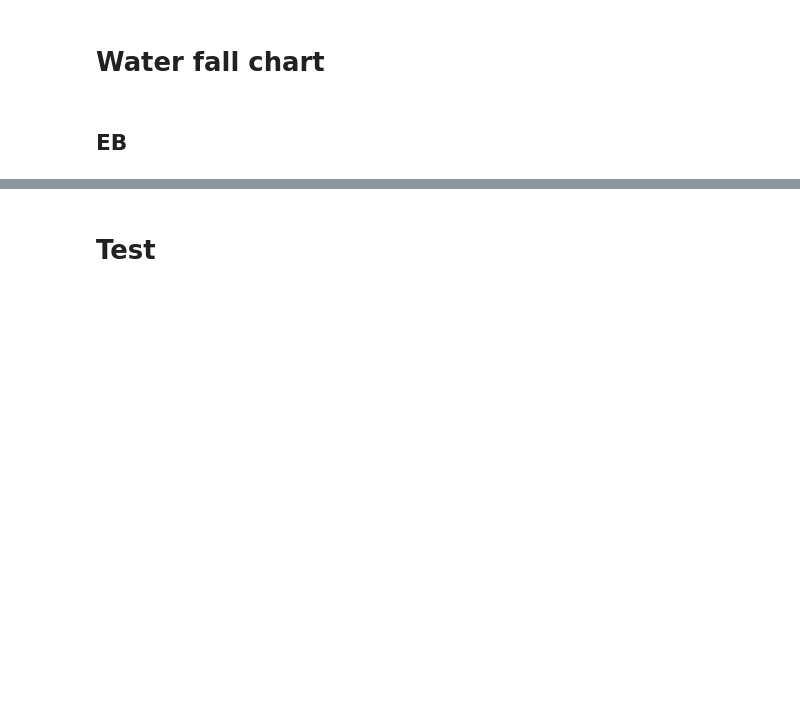
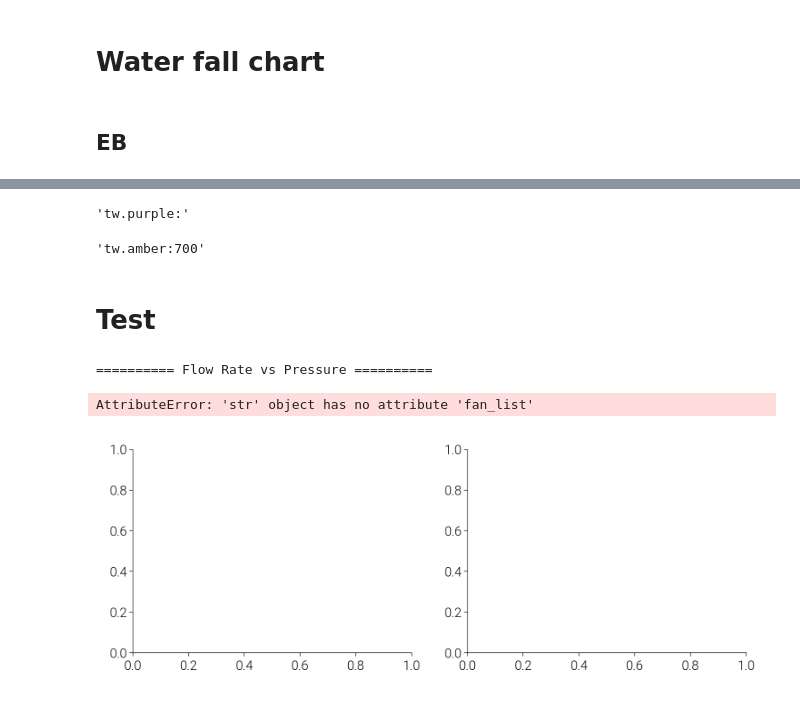
Before and after one commit to BET-lab/enex_analysis_engine, a Jupyter notebook: plot.ipynb, the cells around one changed output, grey strips where cells are left out. Cells and saved outputs as stored; diff of their text form; code cells hidden in the pictures; blank space fills up the shorter version.

```diff
--- a/plot.ipynb
+++ b/plot.ipynb
@@ -846,3 +1029,29 @@ AttributeError: 'ElectricBoiler' object has no attribute 'Q_w_sup_mix'
+# %%
+
+Exergy = {
+    "components": [
+        {"data": EB.X_w_sup_tank, "sign": 1, "label": 'supply water (tank)'},
+        {"data": EB.X_heater, "sign": 1, "label": 'heater'},
+        {"data": EB.X_c_tank, "sign": -1, "label": 'consumed'},
+        {"data": EB.X_l_tank, "sign": -1, "label": 'loss (tank)'},
+        {"data": EB.X_w_sup_mix, "sign": 1, "label": 'supply water (mix)'},
+        {"data": EB.X_c_mix, "sign": -1, "label": 'consumed (mix)'},
+        {"data": EB.X_w_serv, "sign": 1, "label": 'served water'}
+    ],
+    "color" : 'tw.purple:',
+    "ylabel":  'Exergy [W]',
+    "ymax"   : 3000,
+    "yint"   : 1000
+}
+Exergy["color"]
+# %% [output]
+'tw.purple:'
+# %%
+color = 'tw.amber:'
+color2 = color + '700'
+color2
+# %% [output]
+'tw.amber:700'
 # %% [markdown]
 # Test
 # %%
@@ -868,3 +1077,9 @@ fig_name = 'sobol_sensitivity_EB'
 fig.savefig(f'{folder_path}/{fig_name}.png', dpi=600)
 dm.util.save_and_show(fig)
 plt.close()
+# %%
+enex.Fan.show_graph("")
+# %% [output]
+========== Flow Rate vs Pressure ==========
+AttributeError: 'str' object has no attribute 'fan_list'
+[figure, added]
```
Also changed, not shown: parts of 4 cells of this notebook.
